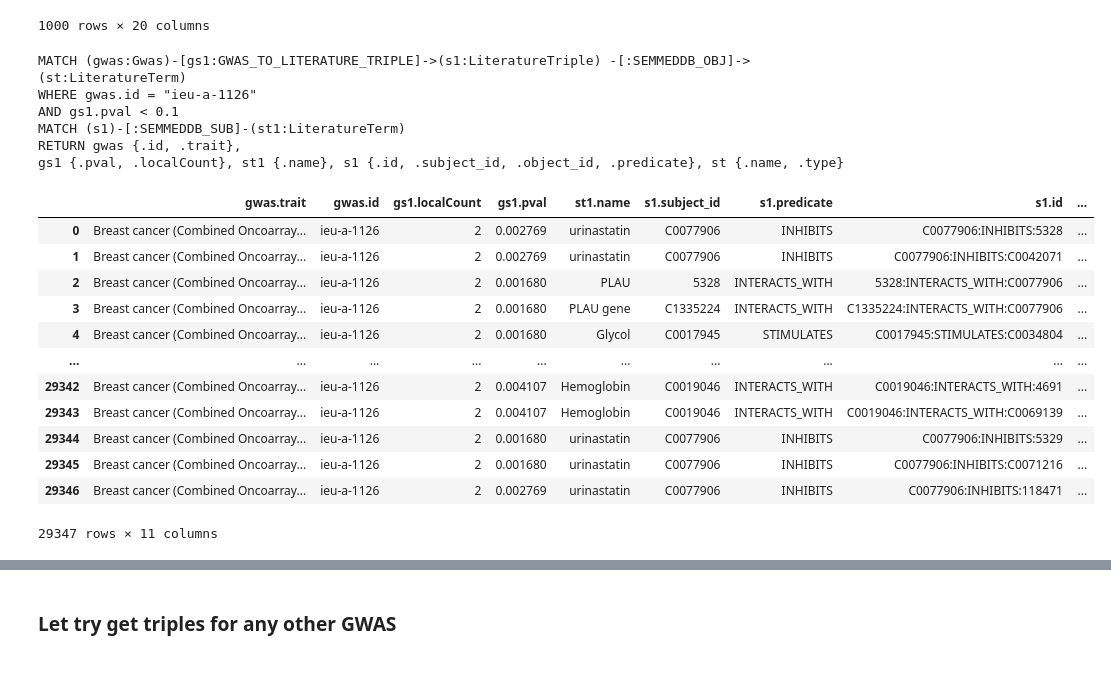
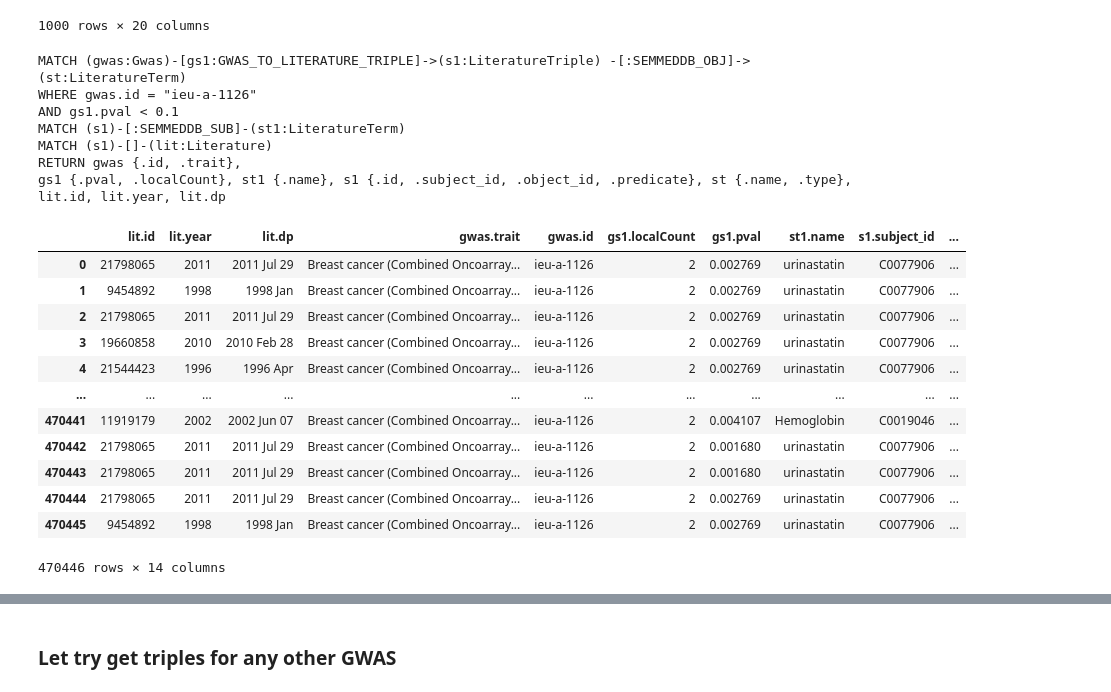
Before and after one commit to mvab/epigraphdb-breast-cancer, a Jupyter notebook: python/4_breast_cancer_map_to_lit.ipynb, the cells around one changed output, grey strips where cells are left out. Cells and saved outputs as stored; diff of their text form; code cells hidden in the pictures.

Commit message:
literature parsing updates

```diff
--- a/python/4_breast_cancer_map_to_lit.ipynb
+++ b/python/4_breast_cancer_map_to_lit.ipynb
@@ -562,32 +562,33 @@ lit_df
 # %%
 # testing getting all objects for 1126 gwas
 query = """
 MATCH (gwas:Gwas)-[gs1:GWAS_TO_LITERATURE_TRIPLE]->(s1:LiteratureTriple) -[:SEMMEDDB_OBJ]->(st:LiteratureTerm)
 WHERE gwas.id = "ieu-a-1126"
 AND gs1.pval < 0.1
 MATCH (s1)-[:SEMMEDDB_SUB]-(st1:LiteratureTerm)
 RETURN gwas {.id, .trait},
 gs1 {.pval, .localCount}, st1 {.name}, s1 {.id, .subject_id, .object_id, .predicate}, st {.name, .type}
 """
-test1= query_to_df(session, query)
+test1= query_to_df(session, query,  True)
 test1
 # %% [output]
 MATCH (gwas:Gwas)-[gs1:GWAS_TO_LITERATURE_TRIPLE]->(s1:LiteratureTriple) -[:SEMMEDDB_OBJ]->(st:LiteratureTerm)
 WHERE gwas.id = "ieu-a-1126"
 AND gs1.pval < 0.1
 MATCH (s1)-[:SEMMEDDB_SUB]-(st1:LiteratureTerm)
+MATCH (s1)-[]-(lit:Literature)
 RETURN gwas {.id, .trait},
-gs1 {.pval, .localCount}, st1 {.name}, s1 {.id, .subject_id, .object_id, .predicate}, st {.name, .type}
+gs1 {.pval, .localCount}, st1 {.name}, s1 {.id, .subject_id, .object_id, .predicate}, st {.name, .type}, lit.id, lit.year, lit.dp
-|  | gwas.trait | gwas.id | gs1.localCount | gs1.pval | st1.name | s1.subject_id | s1.predicate | s1.id | ... |
-| 0 | Breast cancer (Combined Oncoarray... | ieu-a-1126 | 2 | 0.002769 | urinastatin | C0077906 | INHIBITS | C0077906:INHIBITS:5328 | ... |
-| 1 | Breast cancer (Combined Oncoarray... | ieu-a-1126 | 2 | 0.002769 | urinastatin | C0077906 | INHIBITS | C0077906:INHIBITS:C0042071 | ... |
-| 2 | Breast cancer (Combined Oncoarray... | ieu-a-1126 | 2 | 0.001680 | PLAU | 5328 | INTERACTS_WITH | 5328:INTERACTS_WITH:C0077906 | ... |
-| 3 | Breast cancer (Combined Oncoarray... | ieu-a-1126 | 2 | 0.001680 | PLAU gene | C1335224 | INTERACTS_WITH | C1335224:INTERACTS_WITH:C0077906 | ... |
-| 4 | Breast cancer (Combined Oncoarray... | ieu-a-1126 | 2 | 0.001680 | Glycol | C0017945 | STIMULATES | C0017945:STIMULATES:C0034804 | ... |
-| ... | ... | ... | ... | ... | ... | ... | ... | ... | ... |
-| 29342 | Breast cancer (Combined Oncoarray... | ieu-a-1126 | 2 | 0.004107 | Hemoglobin | C0019046 | INTERACTS_WITH | C0019046:INTERACTS_WITH:4691 | ... |
-| 29343 | Breast cancer (Combined Oncoarray... | ieu-a-1126 | 2 | 0.004107 | Hemoglobin | C0019046 | INTERACTS_WITH | C0019046:INTERACTS_WITH:C0069139 | ... |
-| 29344 | Breast cancer (Combined Oncoarray... | ieu-a-1126 | 2 | 0.001680 | urinastatin | C0077906 | INHIBITS | C0077906:INHIBITS:5329 | ... |
-| 29345 | Breast cancer (Combined Oncoarray... | ieu-a-1126 | 2 | 0.001680 | urinastatin | C0077906 | INHIBITS | C0077906:INHIBITS:C0071216 | ... |
-| 29346 | Breast cancer (Combined Oncoarray... | ieu-a-1126 | 2 | 0.002769 | urinastatin | C0077906 | INHIBITS | C0077906:INHIBITS:118471 | ... |
+|  | lit.id | lit.year | lit.dp | gwas.trait | gwas.id | gs1.localCount | gs1.pval | st1.name | s1.subject_id | ... |
+| 0 | 21798065 | 2011 | 2011 Jul 29 | Breast cancer (Combined Oncoarray... | ieu-a-1126 | 2 | 0.002769 | urinastatin | C0077906 | ... |
+| 1 | 9454892 | 1998 | 1998 Jan | Breast cancer (Combined Oncoarray... | ieu-a-1126 | 2 | 0.002769 | urinastatin | C0077906 | ... |
+| 2 | 21798065 | 2011 | 2011 Jul 29 | Breast cancer (Combined Oncoarray... | ieu-a-1126 | 2 | 0.002769 | urinastatin | C0077906 | ... |
+| 3 | 19660858 | 2010 | 2010 Feb 28 | Breast cancer (Combined Oncoarray... | ieu-a-1126 | 2 | 0.002769 | urinastatin | C0077906 | ... |
+| 4 | 21544423 | 1996 | 1996 Apr | Breast cancer (Combined Oncoarray... | ieu-a-1126 | 2 | 0.002769 | urinastatin | C0077906 | ... |
+| ... | ... | ... | ... | ... | ... | ... | ... | ... | ... | ... |
+| 470441 | 11919179 | 2002 | 2002 Jun 07 | Breast cancer (Combined Oncoarray... | ieu-a-1126 | 2 | 0.004107 | Hemoglobin | C0019046 | ... |
+| 470442 | 21798065 | 2011 | 2011 Jul 29 | Breast cancer (Combined Oncoarray... | ieu-a-1126 | 2 | 0.001680 | urinastatin | C0077906 | ... |
+| 470443 | 21798065 | 2011 | 2011 Jul 29 | Breast cancer (Combined Oncoarray... | ieu-a-1126 | 2 | 0.001680 | urinastatin | C0077906 | ... |
+| 470444 | 21798065 | 2011 | 2011 Jul 29 | Breast cancer (Combined Oncoarray... | ieu-a-1126 | 2 | 0.002769 | urinastatin | C0077906 | ... |
+| 470445 | 9454892 | 1998 | 1998 Jan | Breast cancer (Combined Oncoarray... | ieu-a-1126 | 2 | 0.002769 | urinastatin | C0077906 | ... |
-29347 rows × 11 columns
+470446 rows × 14 columns
```
Also changed, not shown: parts of 8 cells of this notebook, 1 other file.
